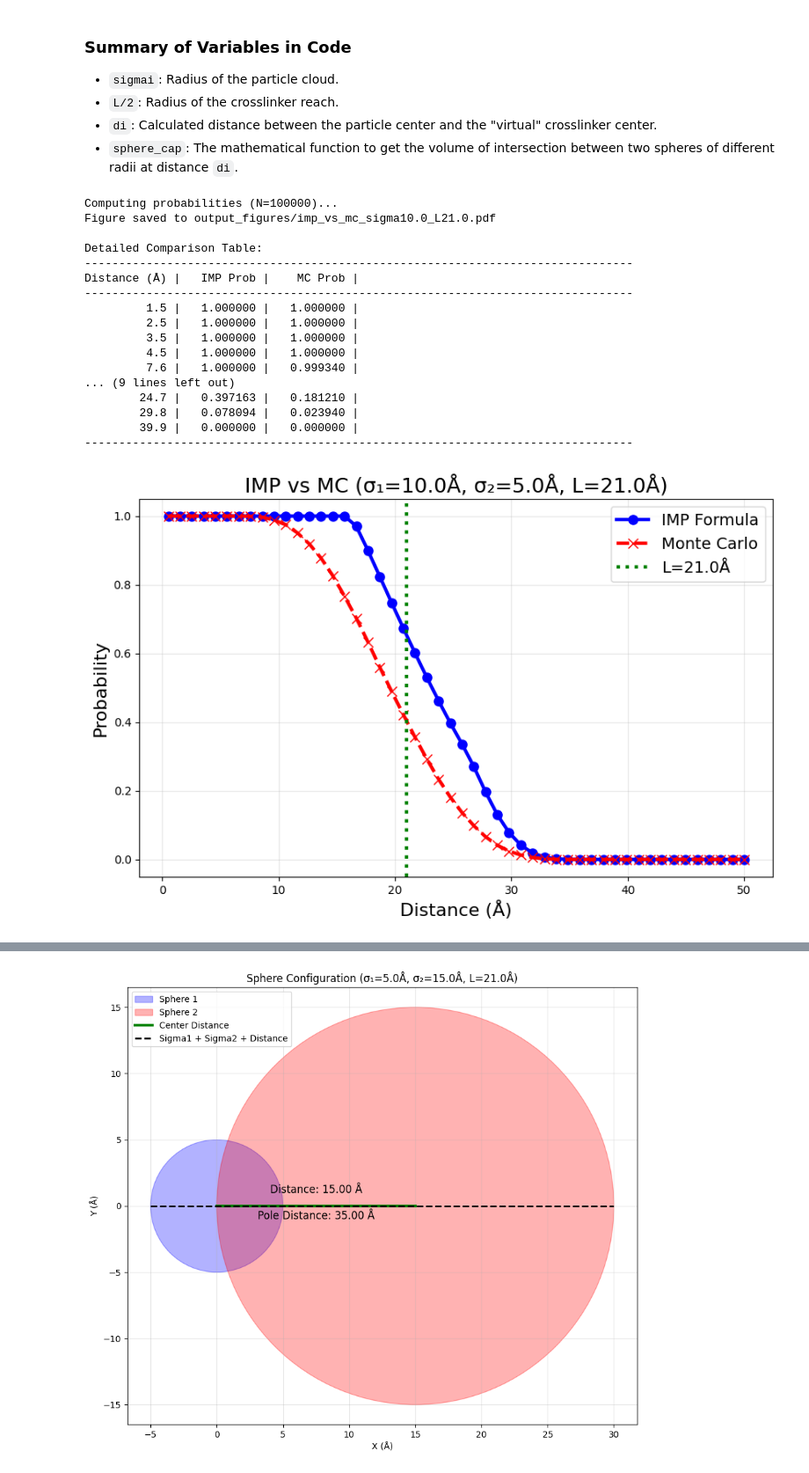
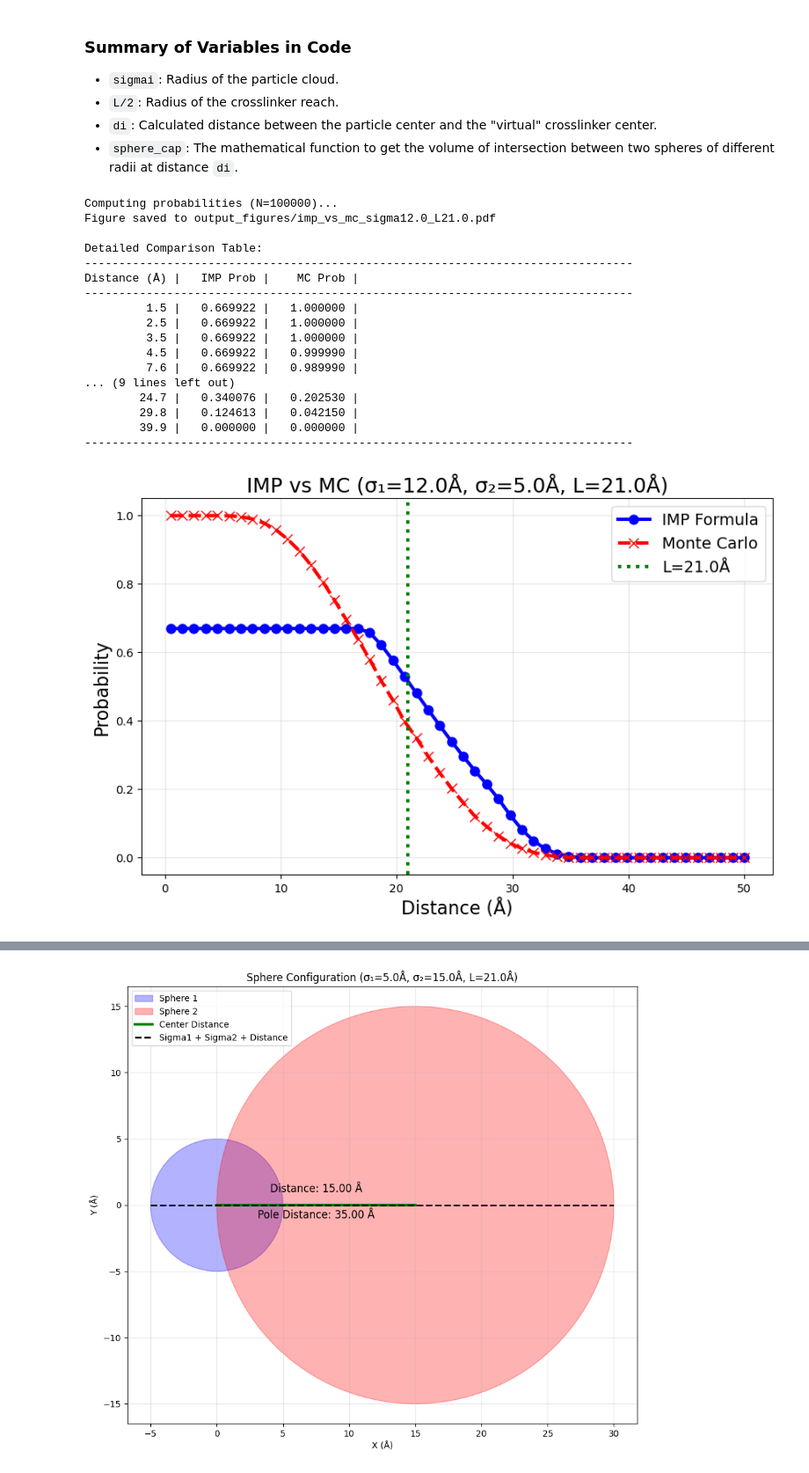
Before and after one commit to sreeganb/tri-center-xls, a Jupyter notebook: bayesian_trifunctional/test_xlms_restraint.ipynb, the cells around one changed output, grey strips where cells are left out. Shown at 88% size. Saved outputs shown, nothing was run; the diff lists cells and outputs as text; code cells hidden in the pictures.

```diff
--- a/bayesian_trifunctional/test_xlms_restraint.ipynb
+++ b/bayesian_trifunctional/test_xlms_restraint.ipynb
@@ -489,12 +489,9 @@ def sample_uniform_sphere(center, radius, N):
     samples = np.column_stack((x, y, z)) + center
     return samples
 
-import mplcursors  # For hover tooltips
-
 import os
 import numpy as np
 import matplotlib.pyplot as plt
-import mplcursors  # For hover tooltips
 import plotly.graph_objects as go  # For interactive Plotly plot
 
 def create_comparison_plot(sigma1=5.0, sigma2=5.0, L=21.0, N_mc=100000):
@@ -555,49 +552,49 @@ def create_comparison_plot(sigma1=5.0, sigma2=5.0, L=21.0, N_mc=100000):
 
 # Example usage (same as before)
 fig_comparison, results = create_comparison_plot(
-    sigma1=10.0,
+    sigma1=12.0,
     sigma2=5.0,
     L=21.0,
     N_mc=100000
 )
 
 #fig_comparison.show()
 
 # Detailed table
 print("\nDetailed Comparison Table:")
 print("-" * 80)
 print(f"{'Distance (Å)':>12} | {'IMP Prob':>10} | {'MC Prob':>10} |")
 print("-" * 80)
 
 test_distances = [2.0, 3.0, 4.0, 5.0, 8.0, 10.0, 12.0, 15.0, 18.0, 20.0, 20.5, 21.0, 22.0, 23.0, 25.0, 30.0, 40.0]
 for test_d in test_distances:
     idx = np.argmin(np.abs(results['distances'] - test_d))
     actual_d = results['distances'][idx]
     p_imp = results['prob_imp'][idx]
     p_mc = results['prob_mc'][idx]
 
     print(f"{actual_d:12.1f} | {p_imp:10.6f} | {p_mc:10.6f} |")
 
 print("-" * 80)
 # %% [output]
 Computing probabilities (N=100000)...
-Figure saved to output_figures/imp_vs_mc_sigma10.0_L21.0.pdf
+Figure saved to output_figures/imp_vs_mc_sigma12.0_L21.0.pdf
 
 Detailed Comparison Table:
 --------------------------------------------------------------------------------
 Distance (Å) |   IMP Prob |    MC Prob |
 --------------------------------------------------------------------------------
-         1.5 |   1.000000 |   1.000000 |
-         2.5 |   1.000000 |   1.000000 |
-         3.5 |   1.000000 |   1.000000 |
-         4.5 |   1.000000 |   1.000000 |
-         7.6 |   1.000000 |   0.999340 |
+         1.5 |   0.669922 |   1.000000 |
+         2.5 |   0.669922 |   1.000000 |
+         3.5 |   0.669922 |   1.000000 |
+         4.5 |   0.669922 |   0.999990 |
+         7.6 |   0.669922 |   0.989990 |
 ... (9 lines left out)
-        24.7 |   0.397163 |   0.181210 |
-        29.8 |   0.078094 |   0.023940 |
+        24.7 |   0.340076 |   0.202530 |
+        29.8 |   0.124613 |   0.042150 |
         39.9 |   0.000000 |   0.000000 |
 --------------------------------------------------------------------------------
-[figure, old version]
+[figure, new version]
 # %%
 import os
 import numpy as np
```
Also changed, not shown: parts of 2 cells of this notebook.
